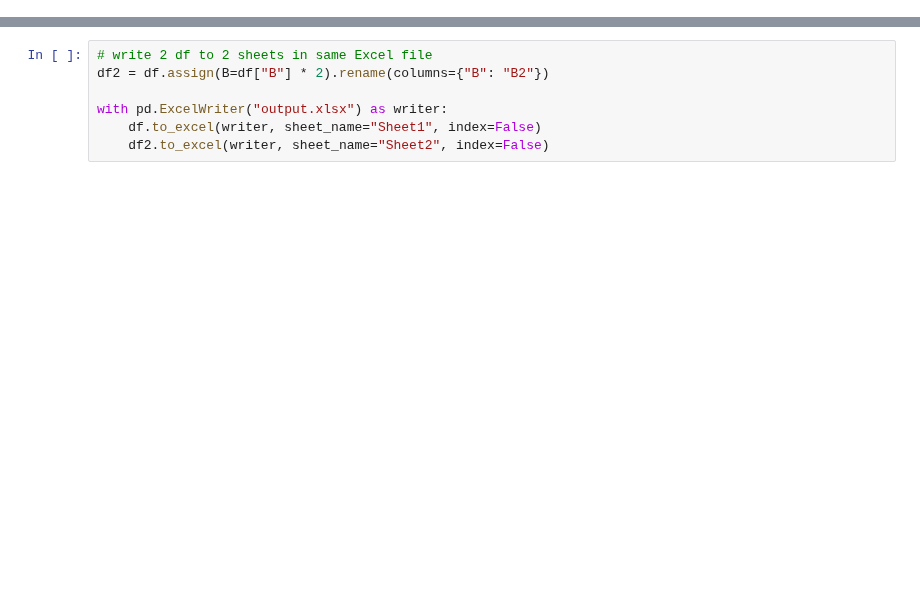
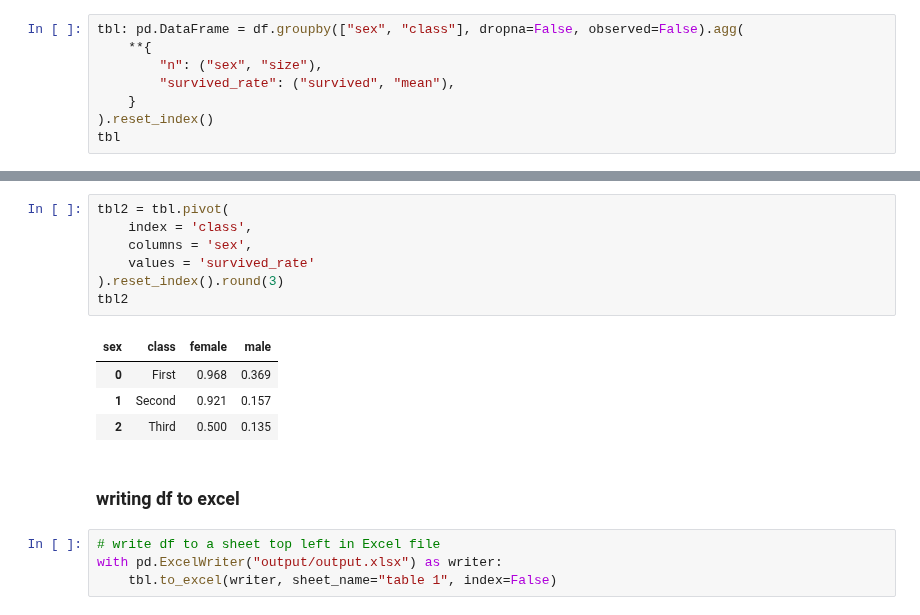
Before and after one commit to 0xdomyz/python_collection, a Jupyter notebook: data/analysis/90_output.ipynb, the cells around one changed output, grey strips where cells are left out. Drawn from its saved outputs; the diff is of its cells as text; blank space fills up the shorter version.

Commit message:
add analysis output

```diff
--- a/data/analysis/90_output.ipynb
+++ b/data/analysis/90_output.ipynb
@@ -20,0 +29,8 @@ df
+# %%
+tbl: pd.DataFrame = df.groupby(["sex", "class"], dropna=False, observed=False).agg(
+    **{
+        "n": ("sex", "size"),
+        "survived_rate": ("survived", "mean"),
+    }
+).reset_index()
+tbl
@@ -21,7 +66,18 @@ df
+# %%
+tbl2 = tbl.pivot(
+    index = 'class',
+    columns = 'sex',
+    values = 'survived_rate'
+).reset_index().round(3)
+tbl2
+# %% [output]
+| sex | class | female | male |
+| 0 | First | 0.968 | 0.369 |
+| 1 | Second | 0.921 | 0.157 |
+| 2 | Third | 0.500 | 0.135 |
+# %% [markdown]
+### writing df to excel
 # %%
-# write 2 df to 2 sheets in same Excel file
-df2 = df.assign(B=df["B"] * 2).rename(columns={"B": "B2"})
-
-with pd.ExcelWriter("output.xlsx") as writer:
-    df.to_excel(writer, sheet_name="Sheet1", index=False)
-    df2.to_excel(writer, sheet_name="Sheet2", index=False)
+# write df to a sheet top left in Excel file
+with pd.ExcelWriter("output/output.xlsx") as writer:
+    tbl.to_excel(writer, sheet_name="table 1", index=False)
```
Also changed, not shown: parts of 13 cells of this notebook.
